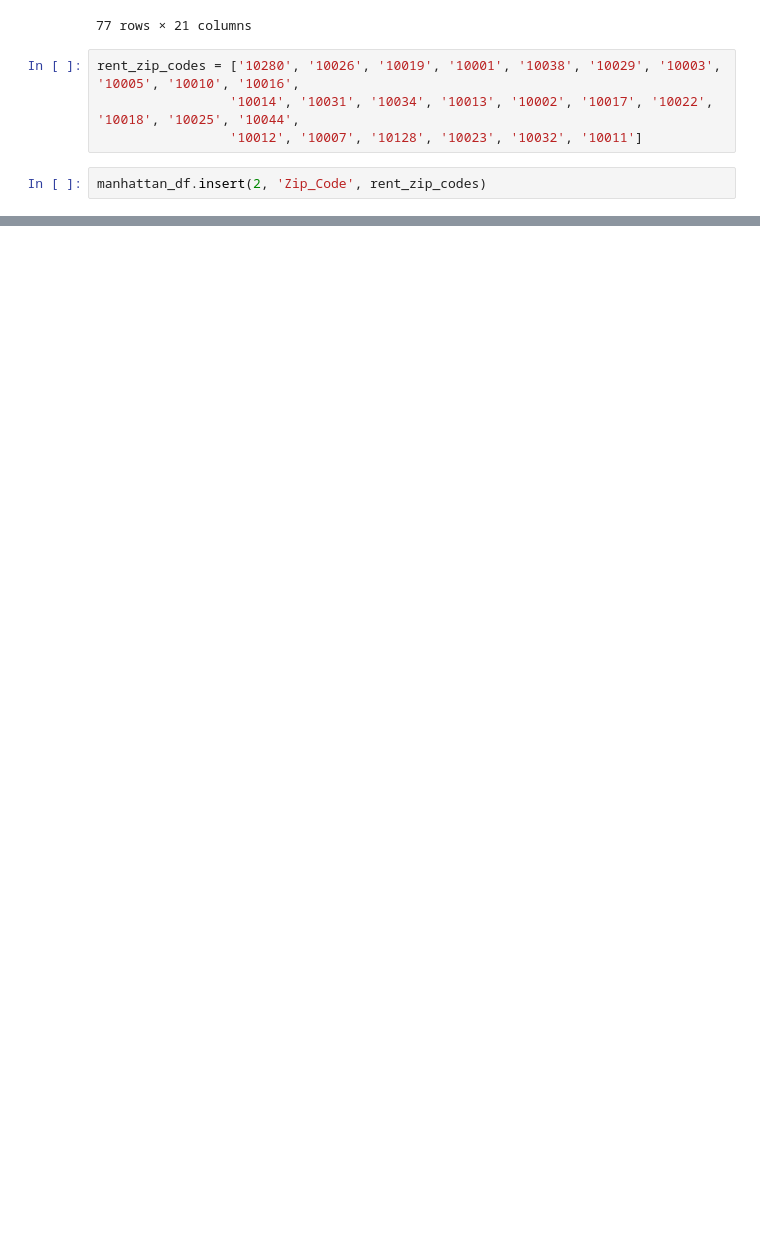
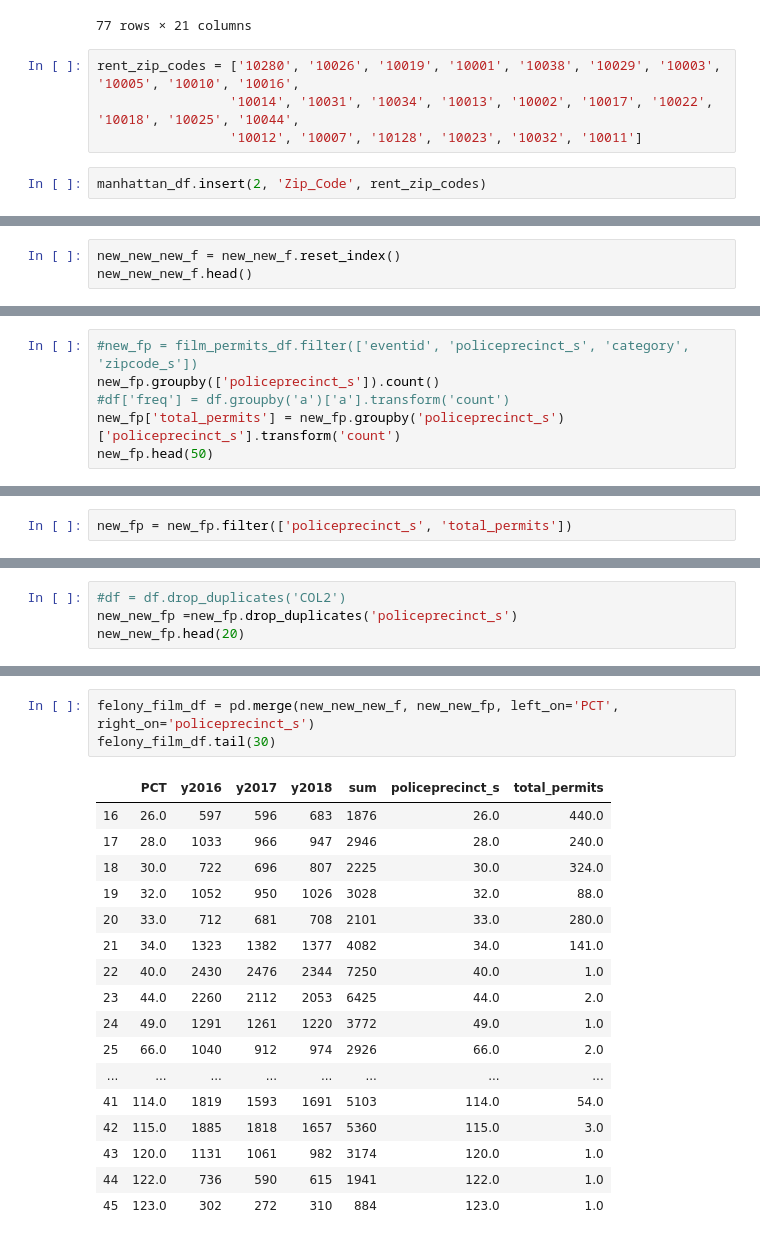
Before and after one commit to triolinho/stats_project, a Jupyter notebook: project_nb.ipynb, the cells around one changed output, grey strips where cells are left out. Cells and saved outputs as stored; diff of their text form; blank space fills up the shorter version.

Commit message:
merged dfs

```diff
--- a/project_nb.ipynb
+++ b/project_nb.ipynb
@@ -600,0 +707,3 @@ manhattan_df
+# %%
+new_new_new_f = new_new_f.reset_index()
+new_new_new_f.head()
@@ -600,0 +728,6 @@ manhattan_df
+# %%
+#new_fp = film_permits_df.filter(['eventid', 'policeprecinct_s', 'category', 'zipcode_s'])
+new_fp.groupby(['policeprecinct_s']).count()
+#df['freq'] = df.groupby('a')['a'].transform('count')
+new_fp['total_permits'] = new_fp.groupby('policeprecinct_s')['policeprecinct_s'].transform('count')
+new_fp.head(50)
@@ -600,0 +752,2 @@ manhattan_df
+# %%
+new_fp = new_fp.filter(['policeprecinct_s', 'total_permits'])
@@ -600,0 +773,4 @@ manhattan_df
+# %%
+#df = df.drop_duplicates('COL2')
+new_new_fp =new_fp.drop_duplicates('policeprecinct_s')
+new_new_fp.head(20)
@@ -600,0 +795,21 @@ manhattan_df
+# %%
+felony_film_df = pd.merge(new_new_new_f, new_new_fp, left_on='PCT', right_on='policeprecinct_s')
+felony_film_df.tail(30)
+# %% [output]
+|  | PCT | y2016 | y2017 | y2018 | sum | policeprecinct_s | total_permits |
+| 16 | 26.0 | 597 | 596 | 683 | 1876 | 26.0 | 440.0 |
+| 17 | 28.0 | 1033 | 966 | 947 | 2946 | 28.0 | 240.0 |
+| 18 | 30.0 | 722 | 696 | 807 | 2225 | 30.0 | 324.0 |
+| 19 | 32.0 | 1052 | 950 | 1026 | 3028 | 32.0 | 88.0 |
+| 20 | 33.0 | 712 | 681 | 708 | 2101 | 33.0 | 280.0 |
+| 21 | 34.0 | 1323 | 1382 | 1377 | 4082 | 34.0 | 141.0 |
+| 22 | 40.0 | 2430 | 2476 | 2344 | 7250 | 40.0 | 1.0 |
+| 23 | 44.0 | 2260 | 2112 | 2053 | 6425 | 44.0 | 2.0 |
+| 24 | 49.0 | 1291 | 1261 | 1220 | 3772 | 49.0 | 1.0 |
+| 25 | 66.0 | 1040 | 912 | 974 | 2926 | 66.0 | 2.0 |
+| ... | ... | ... | ... | ... | ... | ... | ... |
+| 41 | 114.0 | 1819 | 1593 | 1691 | 5103 | 114.0 | 54.0 |
+| 42 | 115.0 | 1885 | 1818 | 1657 | 5360 | 115.0 | 3.0 |
+| 43 | 120.0 | 1131 | 1061 | 982 | 3174 | 120.0 | 1.0 |
+| 44 | 122.0 | 736 | 590 | 615 | 1941 | 122.0 | 1.0 |
+| 45 | 123.0 | 302 | 272 | 310 | 884 | 123.0 | 1.0 |
```
Also changed, not shown: parts of 40 cells of this notebook, 4 other files.
